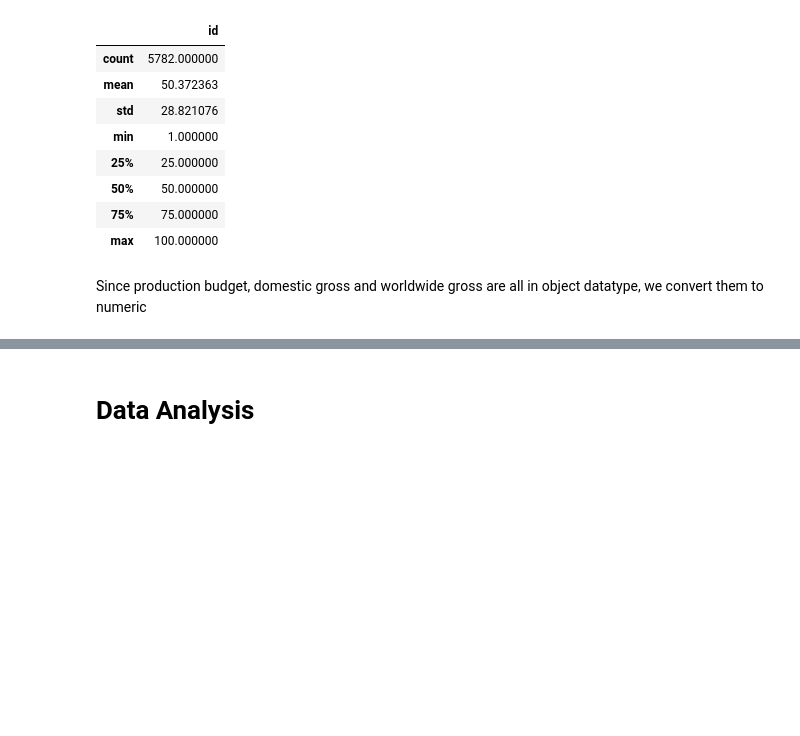
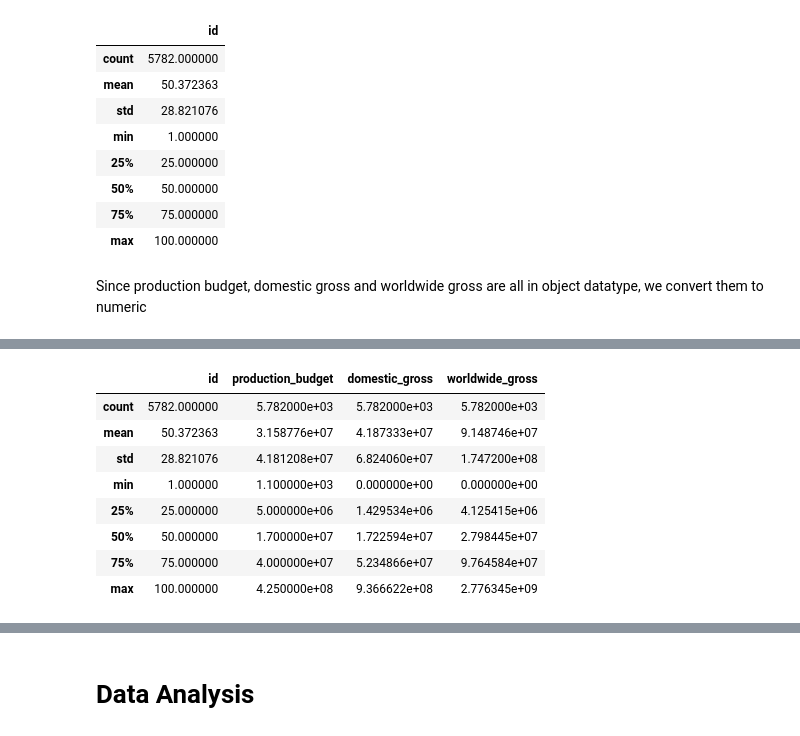
Before and after one commit to miriamnguru/Independent-Project-Phase-1, a Jupyter notebook: Phase_1_Project_Notebook.ipynb, the cells around one changed output, grey strips where cells are left out. Saved outputs shown, nothing was run; the diff lists cells and outputs as text; code cells hidden in the pictures; blank space fills up the shorter version.

```diff
--- a/Phase_1_Project_Notebook.ipynb
+++ b/Phase_1_Project_Notebook.ipynb
@@ -73,7 +88,7 @@ dtypes: float64(2), int64(3), object(5)
 memory usage: 2.0+ MB
 # %%
 #Loading tn.movie budgets dataset
-tn_movie_budgets = pd.read_csv('tn.movie_budgets.csv')
+tn_movie_budgets = pd.read_csv('/content/drive/MyDrive/tn.movie_budgets.csv')
 tn_movie_budgets.head()
 # %% [output]
 |  | id | release_date | movie | production_budget | domestic_gross | worldwide_gross |
@@ -153,0 +165,11 @@ IndentationError: ignored
+# %%
+#Converting the objects to strings
+tn_movie_budgets['production_budget']= tn_movie_budgets['production_budget'].str.replace("$",'')
+tn_movie_budgets['domestic_gross']= tn_movie_budgets['domestic_gross'].str.replace("$",'')
+tn_movie_budgets['worldwide_gross']= tn_movie_budgets['worldwide_gross'].str.replace("$",'')
+
+tn_movie_budgets['production_budget']=tn_movie_budgets['production_budget'].str.replace(',','')
+tn_movie_budgets['domestic_gross']=tn_movie_budgets['domestic_gross'].str.replace(',','')
+tn_movie_budgets['worldwide_gross']=tn_movie_budgets['worldwide_gross'].str.replace(',','')
+
+tn_movie_budgets.head()
@@ -153,0 +183,7 @@ IndentationError: ignored
+# %%
+#Convert the strings to integers
+tn_movie_budgets['production_budget']=tn_movie_budgets['production_budget'].astype(int)
+tn_movie_budgets['domestic_gross']=tn_movie_budgets['domestic_gross'].astype(int)
+tn_movie_budgets['worldwide_gross']=tn_movie_budgets['worldwide_gross'].astype(np.int64)
+
+tn_movie_budgets.head()
@@ -153,0 +197,12 @@ IndentationError: ignored
+# %%
+tn_movie_budgets.describe()
+# %% [output]
+|  | id | production_budget | domestic_gross | worldwide_gross |
+| count | 5782.000000 | 5.782000e+03 | 5.782000e+03 | 5.782000e+03 |
+| mean | 50.372363 | 3.158776e+07 | 4.187333e+07 | 9.148746e+07 |
+| std | 28.821076 | 4.181208e+07 | 6.824060e+07 | 1.747200e+08 |
+| min | 1.000000 | 1.100000e+03 | 0.000000e+00 | 0.000000e+00 |
+| 25% | 25.000000 | 5.000000e+06 | 1.429534e+06 | 4.125415e+06 |
+| 50% | 50.000000 | 1.700000e+07 | 1.722594e+07 | 2.798445e+07 |
+| 75% | 75.000000 | 4.000000e+07 | 5.234866e+07 | 9.764584e+07 |
+| max | 100.000000 | 4.250000e+08 | 9.366622e+08 | 2.776345e+09 |
```
Also changed, not shown: parts of 15 cells of this notebook.
